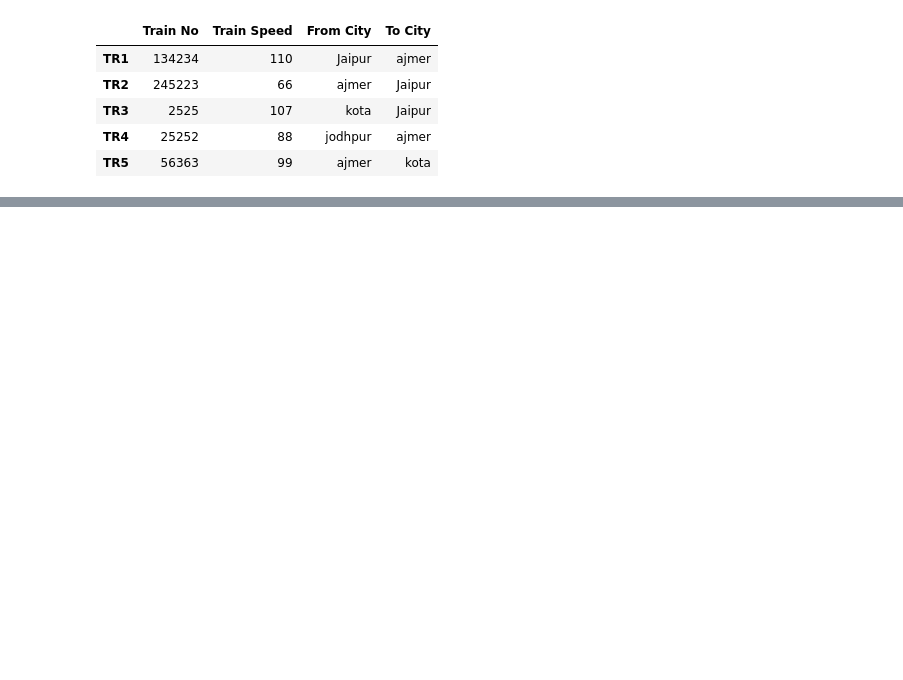
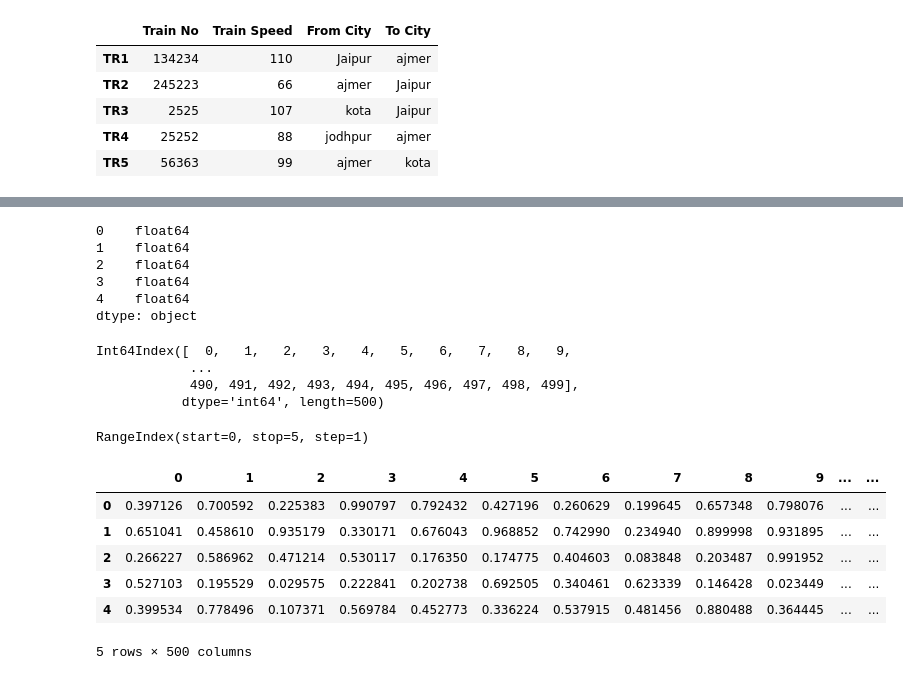
Before and after one commit to SWEKanaramYadav/Data-Science, a Jupyter notebook: Pandas/Pandas Introduction.ipynb, the cells around one changed output, grey strips where cells are left out. Drawn from its saved outputs; the diff is of its cells as text; code cells hidden in the pictures; blank space fills up the shorter version.

```diff
--- a/Pandas/Pandas Introduction.ipynb
+++ b/Pandas/Pandas Introduction.ipynb
@@ -89,0 +126,2 @@ Train
+# %%
+newdf = pd.DataFrame(np.random.rand(500,5), index=np.arange(500))
@@ -89,0 +160,30 @@ Train
+# %%
+newdf.dtypes
+# %% [output]
+0    float64
+1    float64
+2    float64
+3    float64
+4    float64
+dtype: object
+# %%
+newdf.index
+# %% [output]
+Int64Index([  0,   1,   2,   3,   4,   5,   6,   7,   8,   9,
+            ...
+            490, 491, 492, 493, 494, 495, 496, 497, 498, 499],
+           dtype='int64', length=500)
+# %%
+newdf.columns
+# %% [output]
+RangeIndex(start=0, stop=5, step=1)
+# %%
+newdf.T
+# %% [output]
+|  | 0 | 1 | 2 | 3 | 4 | 5 | 6 | 7 | 8 | 9 | ... | ... |
+| 0 | 0.397126 | 0.700592 | 0.225383 | 0.990797 | 0.792432 | 0.427196 | 0.260629 | 0.199645 | 0.657348 | 0.798076 | ... | ... |
+| 1 | 0.651041 | 0.458610 | 0.935179 | 0.330171 | 0.676043 | 0.968852 | 0.742990 | 0.234940 | 0.899998 | 0.931895 | ... | ... |
+| 2 | 0.266227 | 0.586962 | 0.471214 | 0.530117 | 0.176350 | 0.174775 | 0.404603 | 0.083848 | 0.203487 | 0.991952 | ... | ... |
+| 3 | 0.527103 | 0.195529 | 0.029575 | 0.222841 | 0.202738 | 0.692505 | 0.340461 | 0.623339 | 0.146428 | 0.023449 | ... | ... |
+| 4 | 0.399534 | 0.778496 | 0.107371 | 0.569784 | 0.452773 | 0.336224 | 0.537915 | 0.481456 | 0.880488 | 0.364445 | ... | ... |
+5 rows × 500 columns
```
Also changed, not shown: parts of 23 cells of this notebook, 9 other files.
